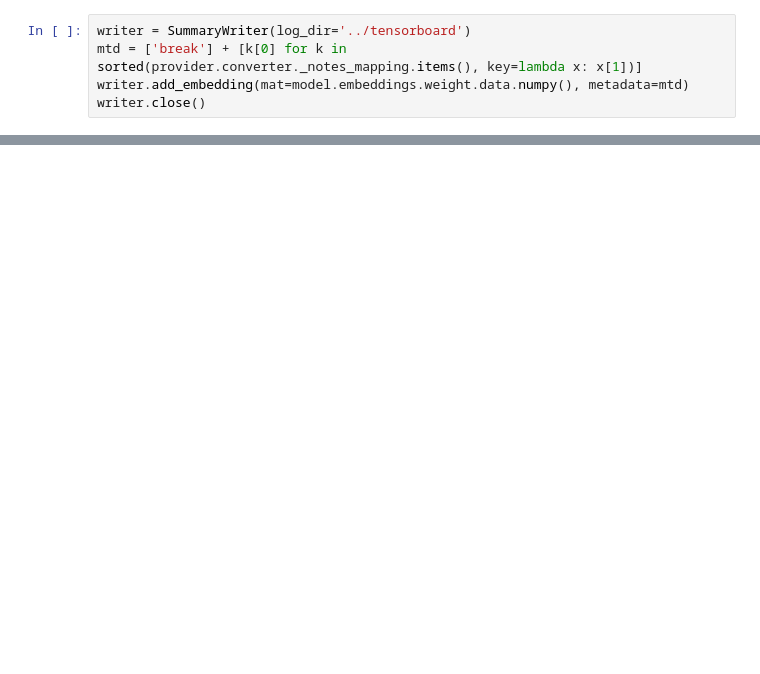
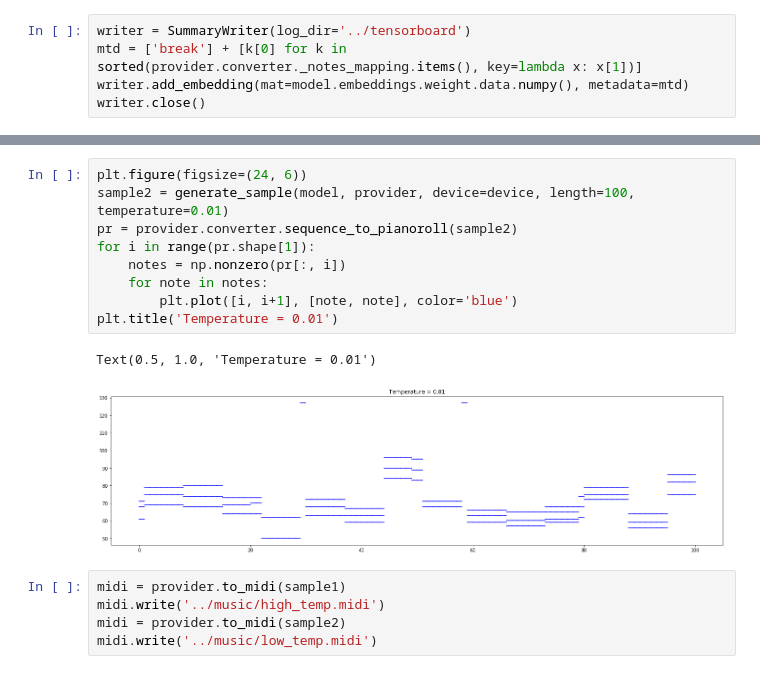
Before and after one commit to bpaszko/MGU-rnn, a Jupyter notebook: notebooks/network.ipynb, the cells around one changed output, grey strips where cells are left out. Drawn from its saved outputs; the diff is of its cells as text; blank space fills up the shorter version.

```diff
--- a/notebooks/network.ipynb
+++ b/notebooks/network.ipynb
@@ -362,0 +397,17 @@ writer.close()
+# %%
+plt.figure(figsize=(24, 6))
+sample2 = generate_sample(model, provider, device=device, length=100, temperature=0.01)
+pr = provider.converter.sequence_to_pianoroll(sample2)
+for i in range(pr.shape[1]):
+    notes = np.nonzero(pr[:, i])
+    for note in notes:
+        plt.plot([i, i+1], [note, note], color='blue')
+plt.title('Temperature = 0.01')
+# %% [output]
+Text(0.5, 1.0, 'Temperature = 0.01')
+[figure, added]
+# %%
+midi = provider.to_midi(sample1)
+midi.write('../music/high_temp.midi')
+midi = provider.to_midi(sample2)
+midi.write('../music/low_temp.midi')
```
Also changed, not shown: parts of 4 cells of this notebook, 1 other file.
